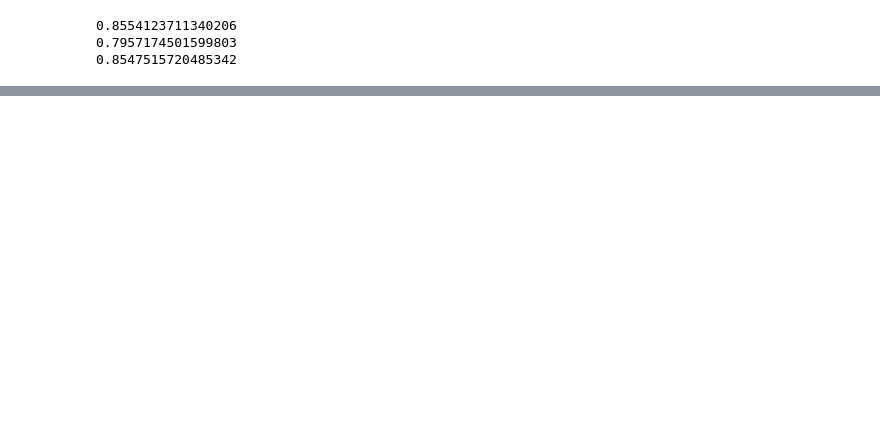
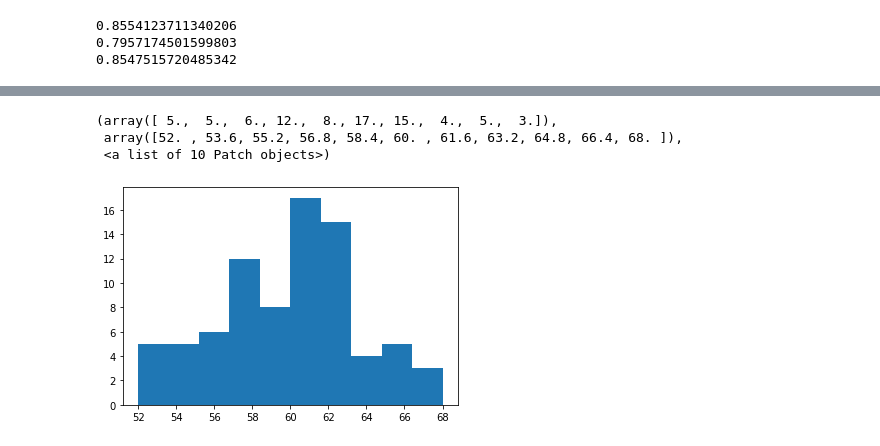
Before and after one commit to chingf/glm-hmm, a Jupyter notebook: 2019-12-02-make-glmhmm-datasets.ipynb, the cells around one changed output, grey strips where cells are left out. Drawn from its saved outputs; the diff is of its cells as text; code cells hidden in the pictures; blank space fills up the shorter version.

```diff
--- a/2019-12-02-make-glmhmm-datasets.ipynb
+++ b/2019-12-02-make-glmhmm-datasets.ipynb
@@ -155,0 +182,7 @@ _form_data_matrix(task_type)
+# %%
+plt.hist(session_cov)
+# %% [output]
+(array([ 5.,  5.,  6., 12.,  8., 17., 15.,  4.,  5.,  3.]),
+ array([52. , 53.6, 55.2, 56.8, 58.4, 60. , 61.6, 63.2, 64.8, 66.4, 68. ]),
+ <a list of 10 Patch objects>)
+[figure, added]
```
Also changed, not shown: parts of 3 cells of this notebook, 3 other files.
